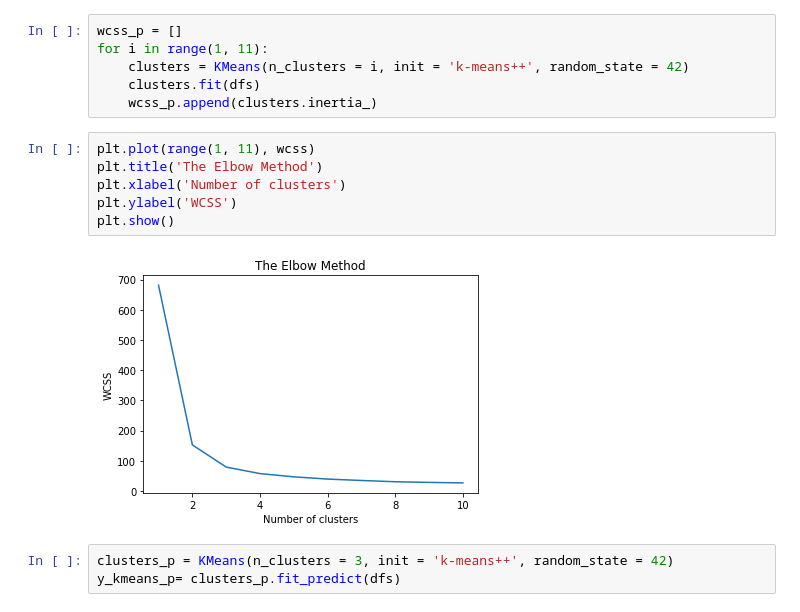
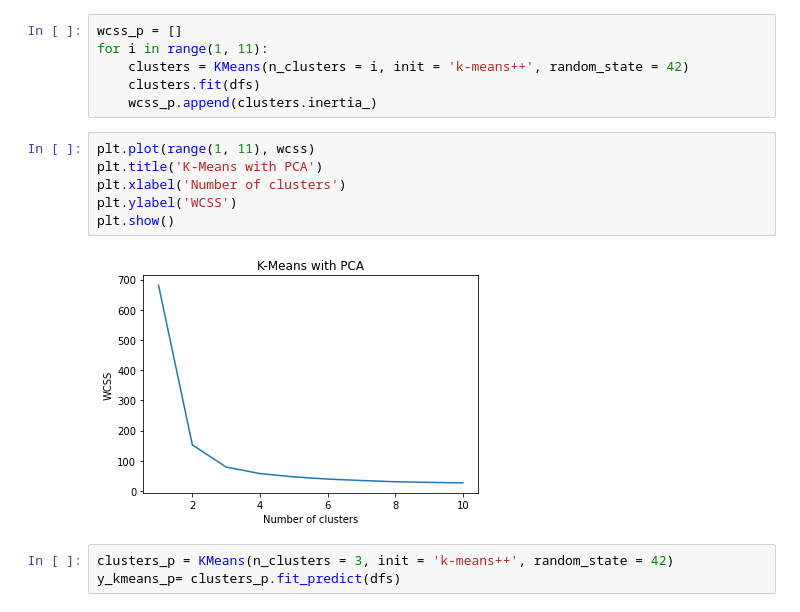
Before and after one commit to aaditagarwal/ITIT-4103-2021, a Jupyter notebook: Assignment 6/Assignment 6.ipynb, the cells around one changed output. Cells and saved outputs as stored; diff of their text form.

```diff
--- a/Assignment 6/Assignment 6.ipynb
+++ b/Assignment 6/Assignment 6.ipynb
@@ -143,12 +143,12 @@ for i in range(1, 11):
     wcss_p.append(clusters.inertia_)
 # %%
 plt.plot(range(1, 11), wcss)
-plt.title('The Elbow Method')
+plt.title('K-Means with PCA')
 plt.xlabel('Number of clusters')
 plt.ylabel('WCSS')
 plt.show()
 # %% [output]
-[figure, old version]
+[figure, new version]
 # %%
 clusters_p = KMeans(n_clusters = 3, init = 'k-means++', random_state = 42)
 y_kmeans_p= clusters_p.fit_predict(dfs)
```
Also changed, not shown: parts of 9 cells of this notebook, 1 other file.
